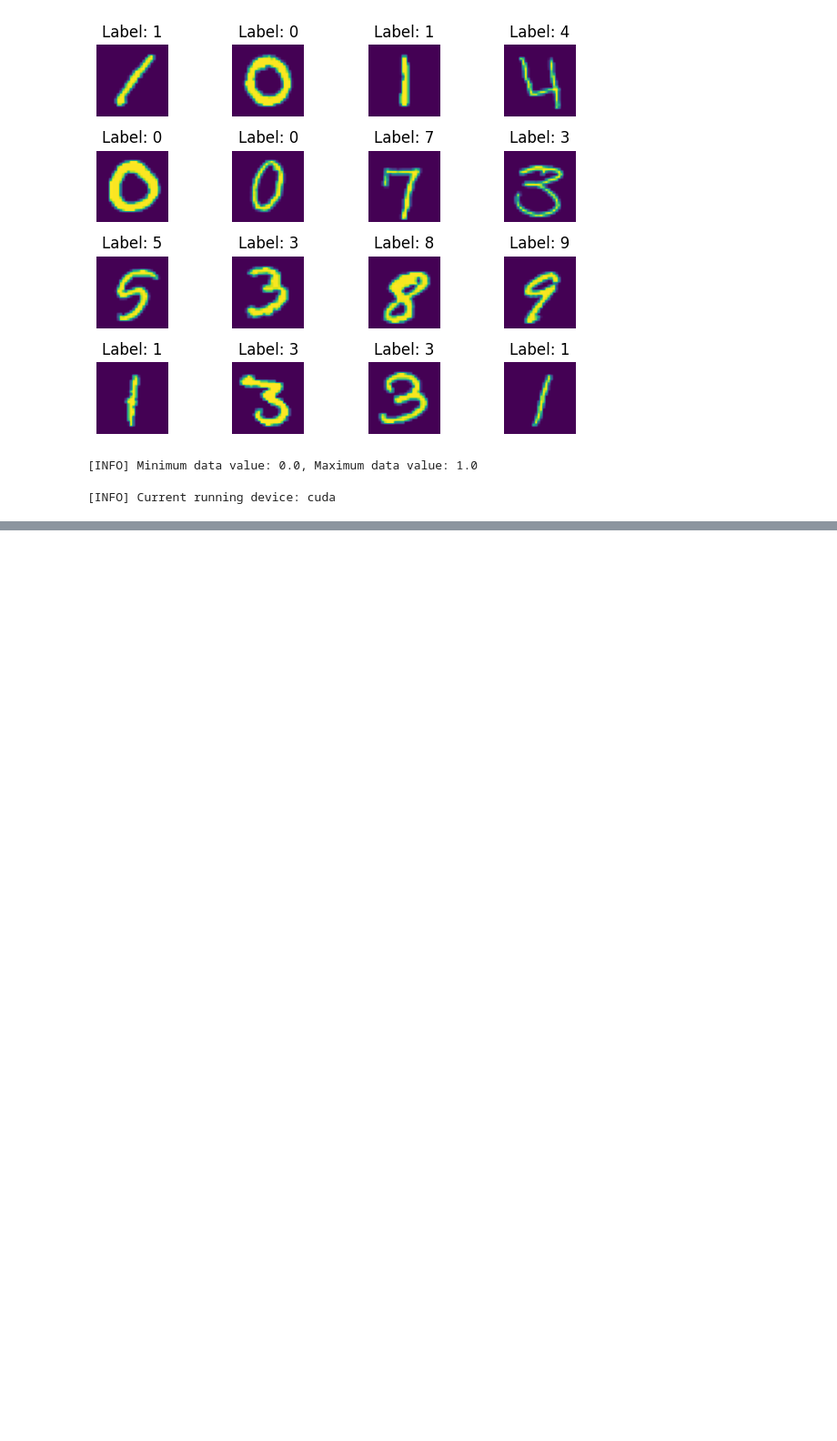
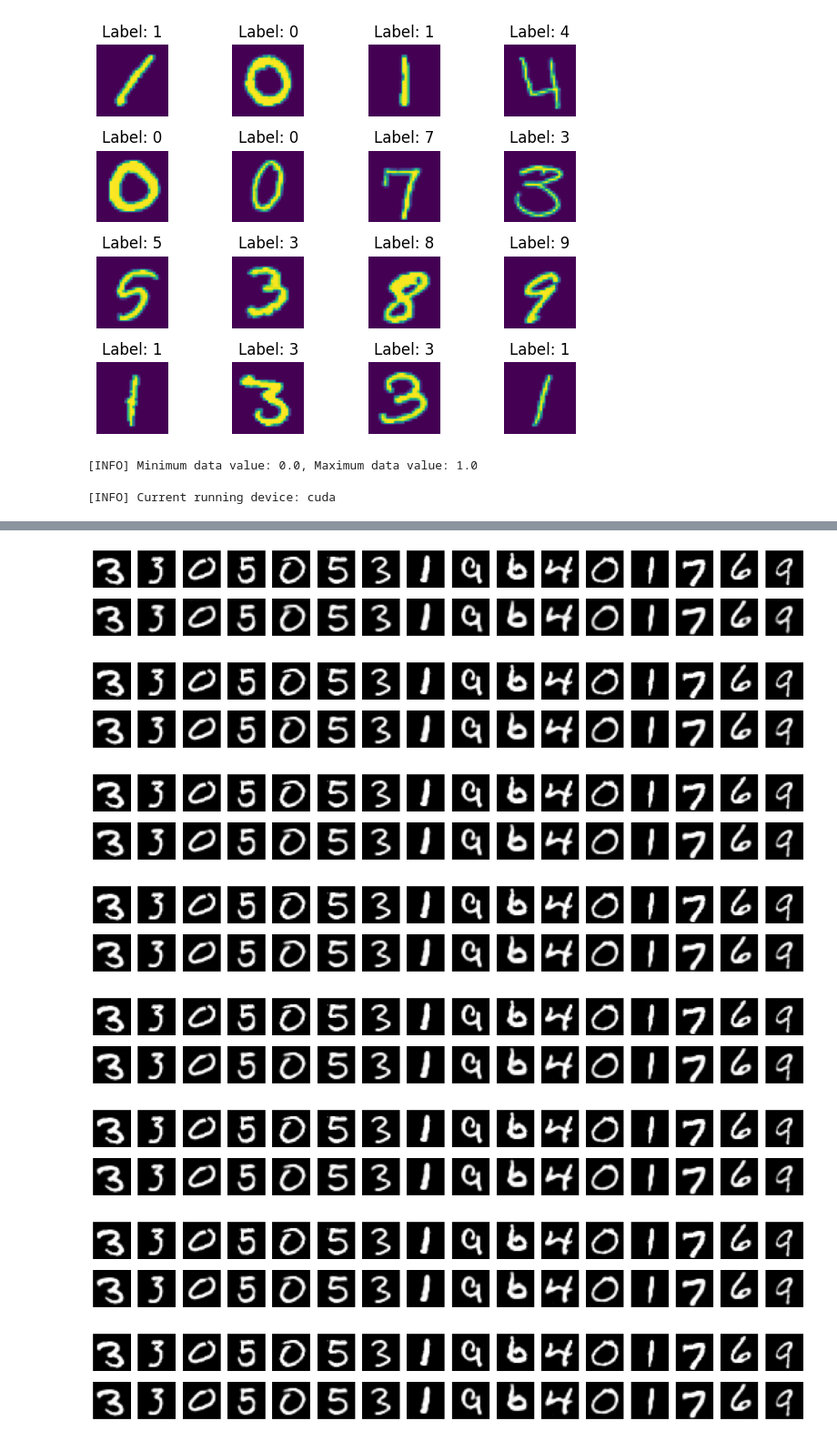
Before and after one commit to Milutin-S/kaggleCompetitions, a Jupyter notebook: Digit_Recognizer_2/AE.ipynb, the cells around one changed output, grey strips where cells are left out. Shown at 91% size. Drawn from its saved outputs; the diff is of its cells as text; code cells hidden in the pictures; blank space fills up the shorter version.

Commit message:
Separate Encoder and check load weights

```diff
--- a/Digit_Recognizer_2/AE.ipynb
+++ b/Digit_Recognizer_2/AE.ipynb
@@ -95,7 +111,7 @@ print(f"[INFO] Current running device: {device}")
 model = Autoencoder()
 model.to(device)
 criterion = nn.MSELoss()
-optimizer = optim.Adam(model.parameters(), lr=3e-4, weight_decay=1e-5)
+optimizer = optim.Adam(model.parameters(), lr=1e-3, weight_decay=1e-5)
 # %%
 %load_ext tensorboard
 from torch.utils.tensorboard import SummaryWriter
@@ -113,6 +129,7 @@ num_epochs = 30
 outputs = []
 
 train_loss =0.
+best_model = None
 for epoch in tqdm(range(num_epochs)):
     for (img, _) in train_loader:
         img = img.to(device)
@@ -126,5 +143,10 @@ for epoch in tqdm(range(num_epochs)):
 
     train_loss /= len(train_loader)
     writer.add_scalar("Train Loss [epoch]", train_loss, epoch)
-    print(f"[INFO] Epoch: {epoch+1}, Loss: {loss.item():.4f}")
+    tqdm.write(f"[INFO] Epoch: {epoch+1}, Loss: {loss.item():.4f}")
     outputs.append((epoch, img, recon))
+
+    if best_model is None or train_loss < best_model:
+        best_model = train_loss
+        torch.save(model.state_dict(), f"train_output/{current_time}/best_model.pth")
+        tqdm.write(f"[INFO] Best model saved in {epoch+1} epoch 💾")
@@ -130,0 +179,29 @@ for epoch in tqdm(range(num_epochs)):
+# %%
+def plot_results(outputs, type_lin:bool=True, num_exp:int=9):
+    for epoch in range(0, num_epochs, 4):
+        plt.figure(figsize=(num_exp,2))
+        plt.gray()
+        imgs = outputs[epoch][1].cpu().detach().numpy()
+        recons = outputs[epoch][2].cpu().detach().numpy()
+        for i, (img, recon) in enumerate(zip(imgs, recons)):
+            if i >= num_exp: break
+            plt.subplot(2, num_exp, i+1)
+            if type_lin : img = img.reshape(-1, 28, 28)
+            plt.axis("off")
+            plt.imshow(img[0])
+
+            plt.subplot(2, num_exp, num_exp+i+1)
+            if type_lin : recon = recon.reshape(-1, 28, 28)
+            plt.axis("off")
+            plt.imshow(recon[0])
+# %%
+plot_results(outputs, type_lin=False, num_exp=16)
+# %% [output]
+[figure, added]
+[figure, added]
+[figure, added]
+[figure, added]
+[figure, added]
+[figure, added]
+[figure, added]
+[figure, added]
```
Also changed, not shown: parts of 19 cells of this notebook.
